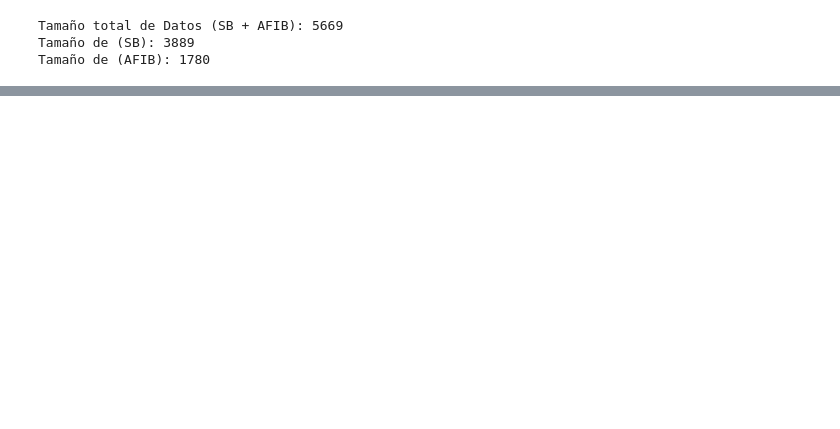
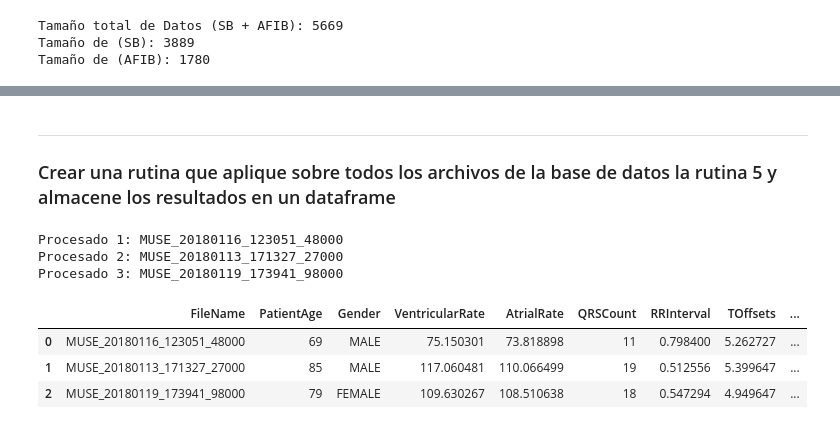
Before and after one commit to LuEnciso21/BIOSENALES24II, a Jupyter notebook: Proyecto4/P4_LuisaEnciso.ipynb, the cells around one changed output, grey strips where cells are left out. Saved outputs shown, nothing was run; the diff lists cells and outputs as text; code cells hidden in the pictures; blank space fills up the shorter version.

```diff
--- a/Proyecto4/P4_LuisaEnciso.ipynb
+++ b/Proyecto4/P4_LuisaEnciso.ipynb
@@ -116,0 +222,4 @@ Aplicar tutorial de NeuroKit
+# %% [markdown]
+<hr>
+
+### Crear una rutina que aplique sobre todos los archivos de la base de datos la rutina 5 y almacene los resultados en un dataframe
@@ -116,0 +326,14 @@ Aplicar tutorial de NeuroKit
+# %%
+# Llamar la función y ver resultados
+result_df = process_ecg_data_list(seleccion_AFIB)
+# %% [output]
+Procesado 1: MUSE_20180116_123051_48000
+Procesado 2: MUSE_20180113_171327_27000
+Procesado 3: MUSE_20180119_173941_98000
+# %%
+result_df.head()
+# %% [output]
+|  | FileName | PatientAge | Gender | VentricularRate | AtrialRate | QRSCount | RRInterval | TOffsets | ... |
+| 0 | MUSE_20180116_123051_48000 | 69 | MALE | 75.150301 | 73.818898 | 11 | 0.798400 | 5.262727 | ... |
+| 1 | MUSE_20180113_171327_27000 | 85 | MALE | 117.060481 | 110.066499 | 19 | 0.512556 | 5.399647 | ... |
+| 2 | MUSE_20180119_173941_98000 | 79 | FEMALE | 109.630267 | 108.510638 | 18 | 0.547294 | 4.949647 | ... |
```
Also changed, not shown: parts of 17 cells of this notebook, 2 other files.
